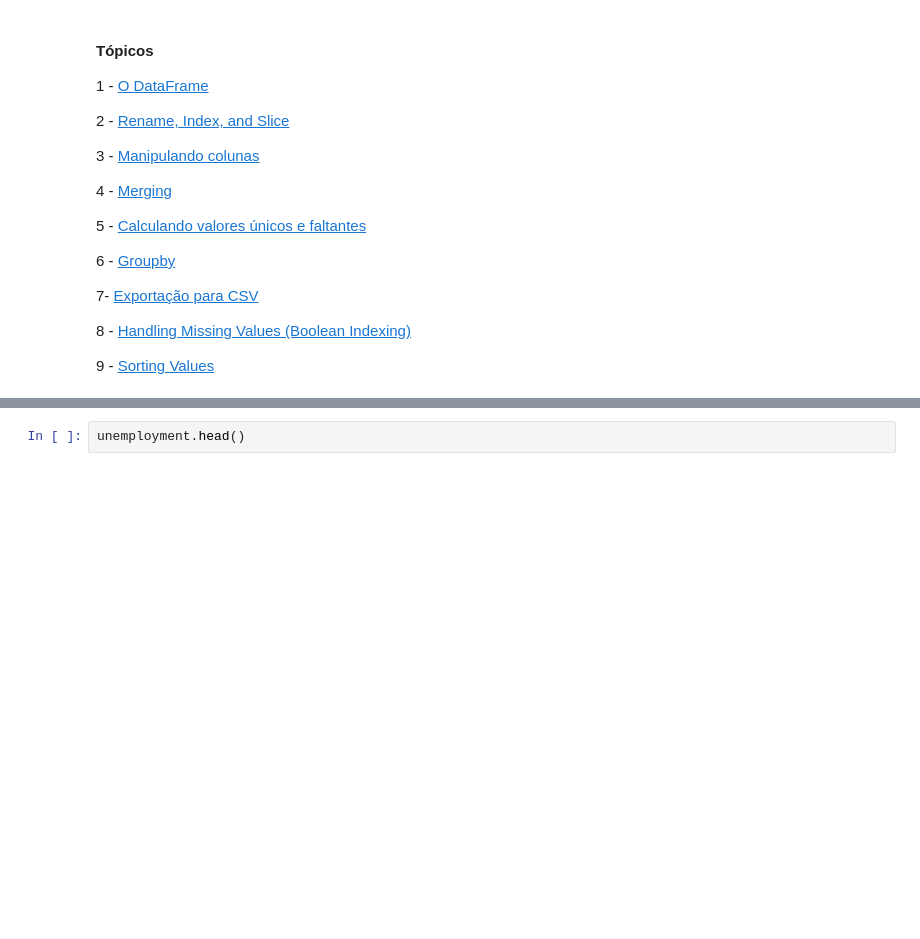
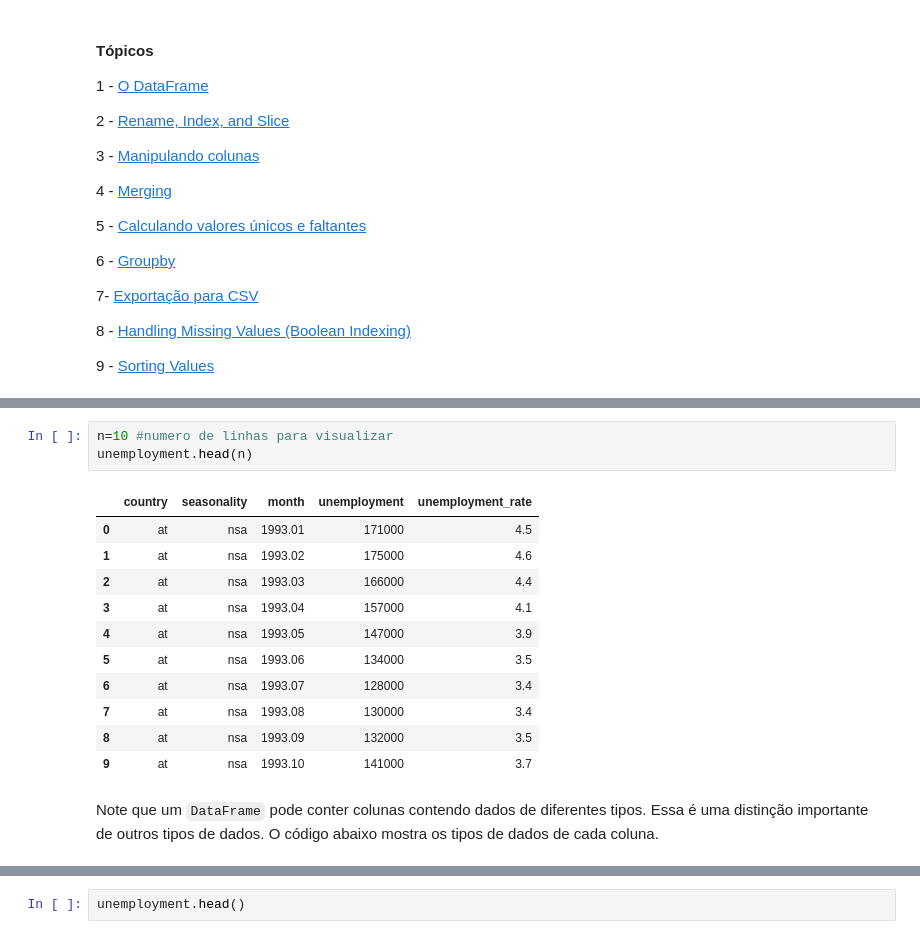
Before and after one commit to andrebittencourt/codenation_descriptive_statistics, a Jupyter notebook: analysis/intro_pandas.ipynb, the cells around one changed output, grey strips where cells are left out. Cells and saved outputs as stored; diff of their text form; blank space fills up the shorter version.

```diff
--- a/analysis/intro_pandas.ipynb
+++ b/analysis/intro_pandas.ipynb
@@ -58,0 +52,18 @@ Great! You've created a `pandas` `DataFrame`. We can look at our data by using t
+# %%
+n=10 #numero de linhas para visualizar
+unemployment.head(n)
+# %% [output]
+|  | country | seasonality | month | unemployment | unemployment_rate |
+| 0 | at | nsa | 1993.01 | 171000 | 4.5 |
+| 1 | at | nsa | 1993.02 | 175000 | 4.6 |
+| 2 | at | nsa | 1993.03 | 166000 | 4.4 |
+| 3 | at | nsa | 1993.04 | 157000 | 4.1 |
+| 4 | at | nsa | 1993.05 | 147000 | 3.9 |
+| 5 | at | nsa | 1993.06 | 134000 | 3.5 |
+| 6 | at | nsa | 1993.07 | 128000 | 3.4 |
+| 7 | at | nsa | 1993.08 | 130000 | 3.4 |
+| 8 | at | nsa | 1993.09 | 132000 | 3.5 |
+| 9 | at | nsa | 1993.10 | 141000 | 3.7 |
+# %% [markdown]
+Note que um `DataFrame` pode conter colunas contendo dados de diferentes tipos. Essa é uma distinção importante de outros tipos de dados.
+O código abaixo mostra os tipos de dados de cada coluna.
```
Also changed, not shown: parts of 80 cells of this notebook.
